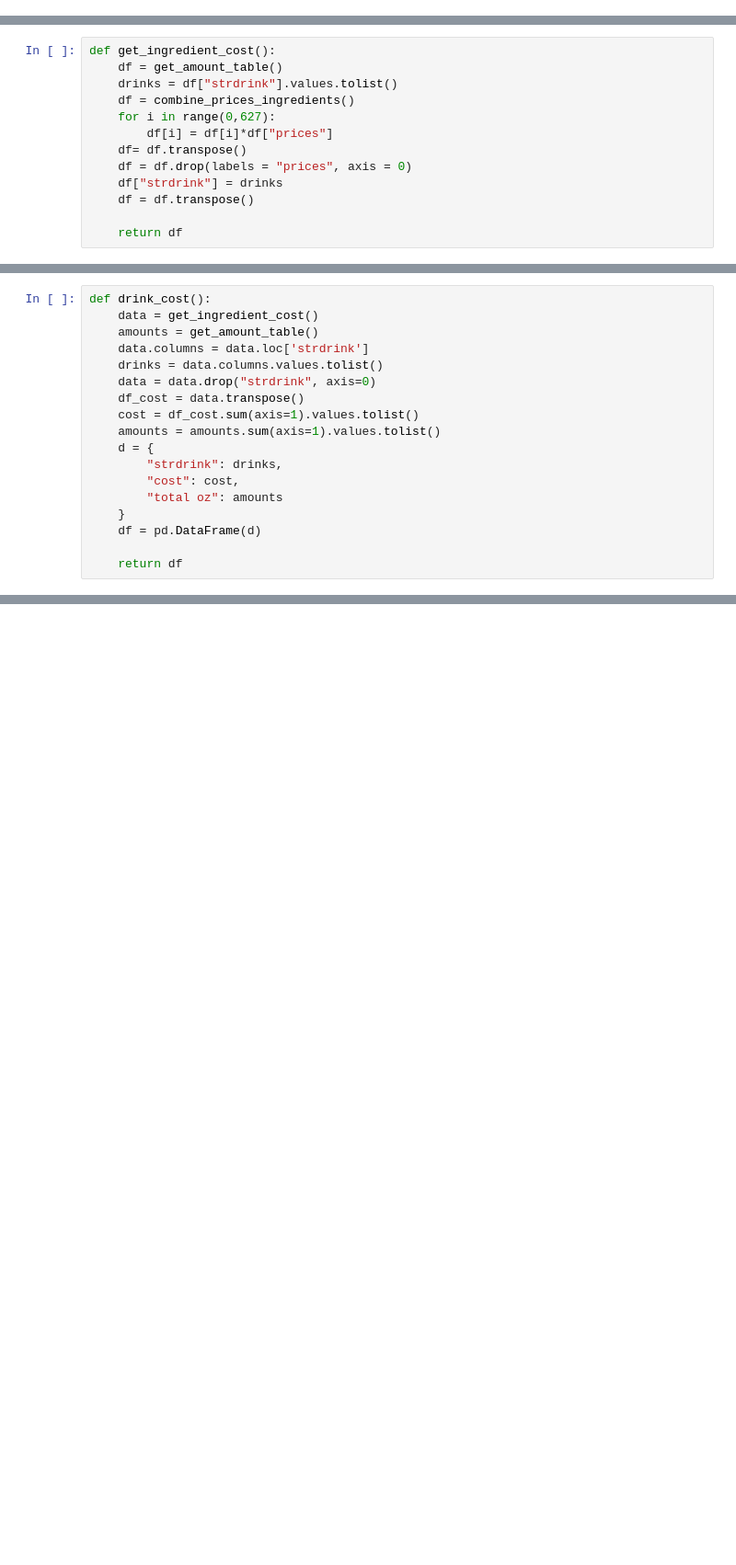
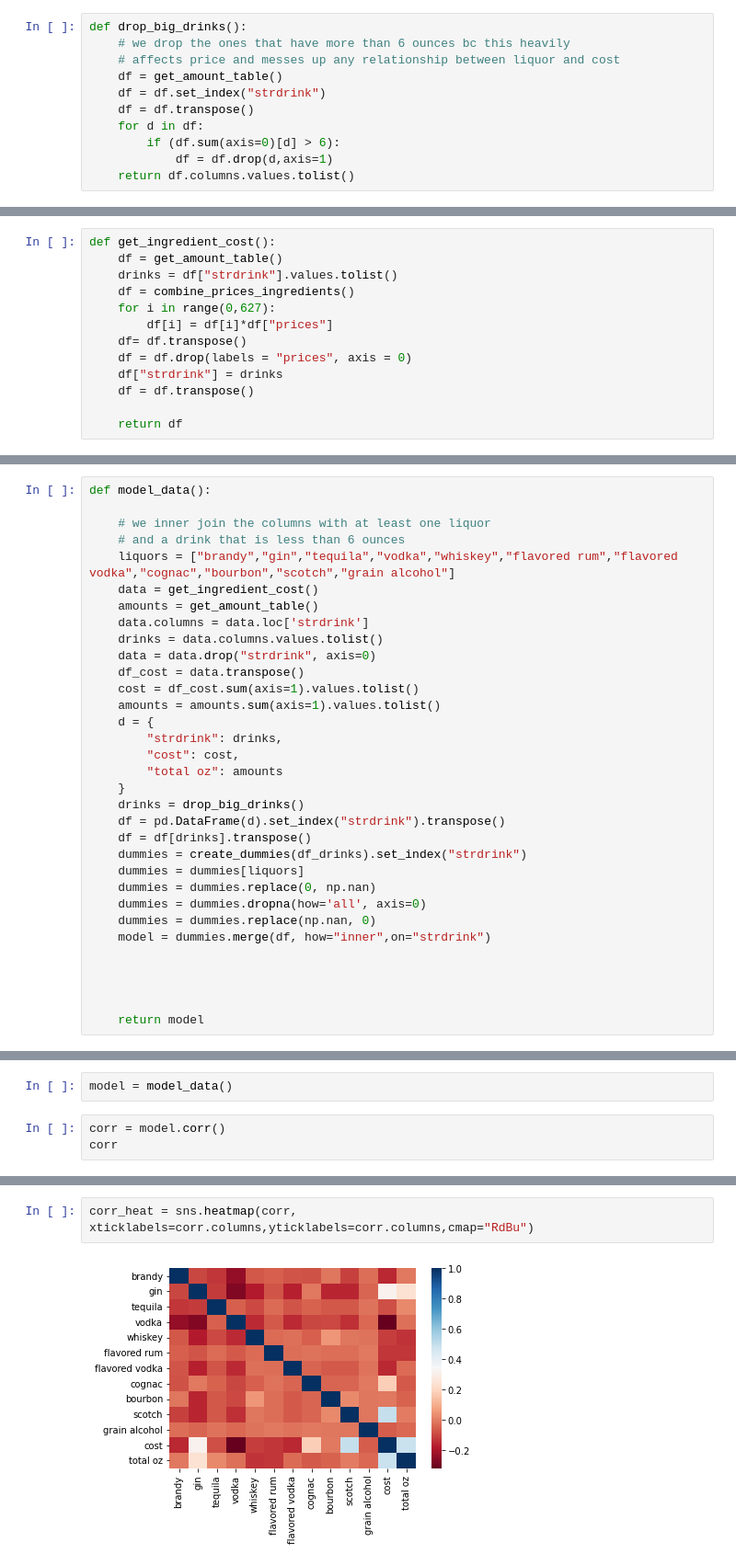
Before and after one commit to ElliottMetzler/the-manhattan-project, a Jupyter notebook: code/drink_costs.ipynb, the cells around one changed output, grey strips where cells are left out. Shown at 92% size. Cells and saved outputs as stored; diff of their text form; blank space fills up the shorter version.

```diff
--- a/code/drink_costs.ipynb
+++ b/code/drink_costs.ipynb
@@ -92,3 +64,14 @@ get_amount_table()
+# %%
+def drop_big_drinks():
+    # we drop the ones that have more than 6 ounces bc this heavily
+    # affects price and messes up any relationship between liquor and cost
+    df = get_amount_table()
+    df = df.set_index("strdrink")
+    df = df.transpose()
+    for d in df:
+        if (df.sum(axis=0)[d] > 6):
+            df = df.drop(d,axis=1)
+    return df.columns.values.tolist()
 # %%
 def prices_list():
 
@@ -125,5 +118,9 @@ def get_ingredient_cost():
 # %%
-def drink_cost():
+def model_data():
+
+    # we inner join the columns with at least one liquor
+    # and a drink that is less than 6 ounces
+    liquors = ["brandy","gin","tequila","vodka","whiskey","flavored rum","flavored vodka","cognac","bourbon","scotch","grain alcohol"]
     data = get_ingredient_cost()
     amounts = get_amount_table()
     data.columns = data.loc['strdrink']
@@ -137,6 +134,17 @@ def drink_cost():
         "cost": cost,
         "total oz": amounts
     }
-    df = pd.DataFrame(d)
+    drinks = drop_big_drinks()
+    df = pd.DataFrame(d).set_index("strdrink").transpose()
+    df = df[drinks].transpose()
+    dummies = create_dummies(df_drinks).set_index("strdrink")
+    dummies = dummies[liquors]
+    dummies = dummies.replace(0, np.nan)
+    dummies = dummies.dropna(how='all', axis=0)
+    dummies = dummies.replace(np.nan, 0)
+    model = dummies.merge(df, how="inner",on="strdrink")
 
-    return df
+
+
+
+    return model
@@ -150,0 +151,5 @@ NameError: name 'df' is not defined
+# %%
+model = model_data()
+# %%
+corr = model.corr()
+corr
@@ -151,2 +171,6 @@ NameError: name 'df' is not defined
+# %%
+corr_heat = sns.heatmap(corr, xticklabels=corr.columns,yticklabels=corr.columns,cmap="RdBu")
+# %% [output]
+[figure, added]
 # %%
 df["cost"].corr(df["total oz"])
```
Also changed, not shown: parts of 15 cells of this notebook.
